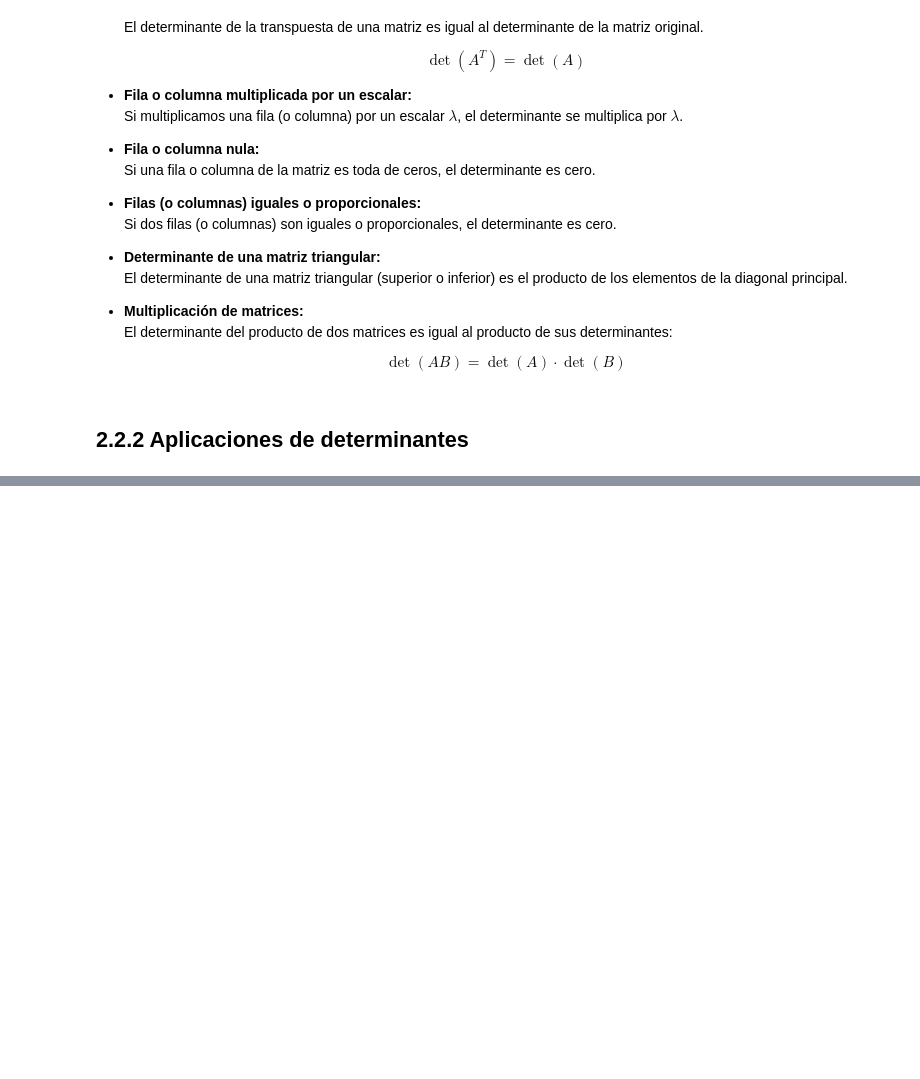
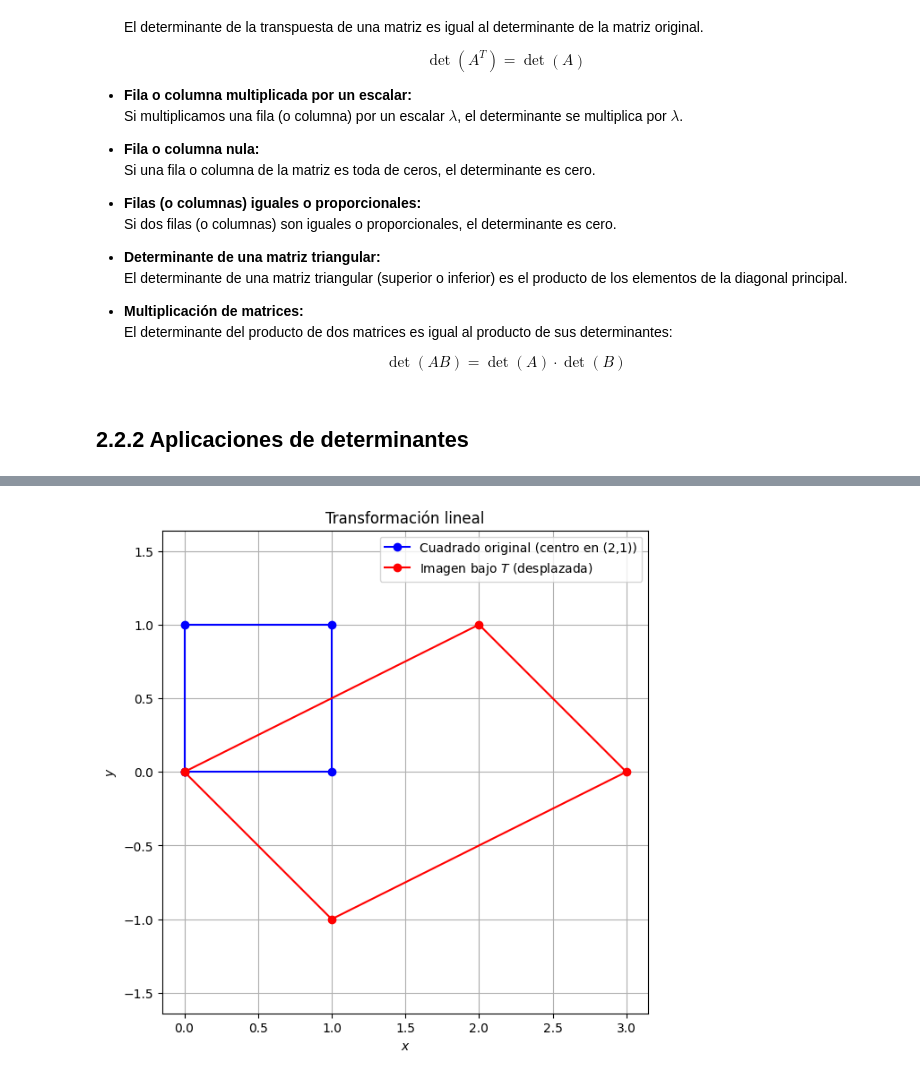
Before and after one commit to CarSandoval/AlgebraLineal, a Jupyter notebook: 02_VectoresMatricesYDeterminantes_02.ipynb, the cells around one changed output, grey strips where cells are left out. Saved outputs shown, nothing was run; the diff lists cells and outputs as text; code cells hidden in the pictures; blank space fills up the shorter version.

```diff
--- a/02_VectoresMatricesYDeterminantes_02.ipynb
+++ b/02_VectoresMatricesYDeterminantes_02.ipynb
@@ -48,0 +192,27 @@ Los determinantes poseen una serie de propiedades fundamentales que resultan út
+# %%
+import numpy as np
+import matplotlib.pyplot as plt
+
+# Cuadrado original centrado en (2,1)
+offset = np.array([0, 0])
+square = np.array([[0,0],[1,0],[1,1],[0,1],[0,0]]) + offset
+
+# Transformación lineal T
+val = 1
+
+T =(1-val)*np.eye(2) +val*np.array([[1, 2],[-1, 1]])
+
+transf_square = (T @ (square - offset).T).T   # Mover la imagen lejos del original
+
+plt.figure(figsize=(7,7))
+plt.plot(square[:,0], square[:,1], 'bo-', label='Cuadrado original (centro en (2,1))')
+plt.plot(transf_square[:,0], transf_square[:,1], 'ro-', label='Imagen bajo $T$ (desplazada)')
+plt.xlabel('$x$')
+plt.ylabel('$y$')
+plt.legend()
+plt.title(r'Transformación lineal')
+plt.grid(True)
+plt.axis('equal')
+plt.show()
+# %% [output]
+[figure, added]
```
Also changed, not shown: parts of 9 cells of this notebook.
